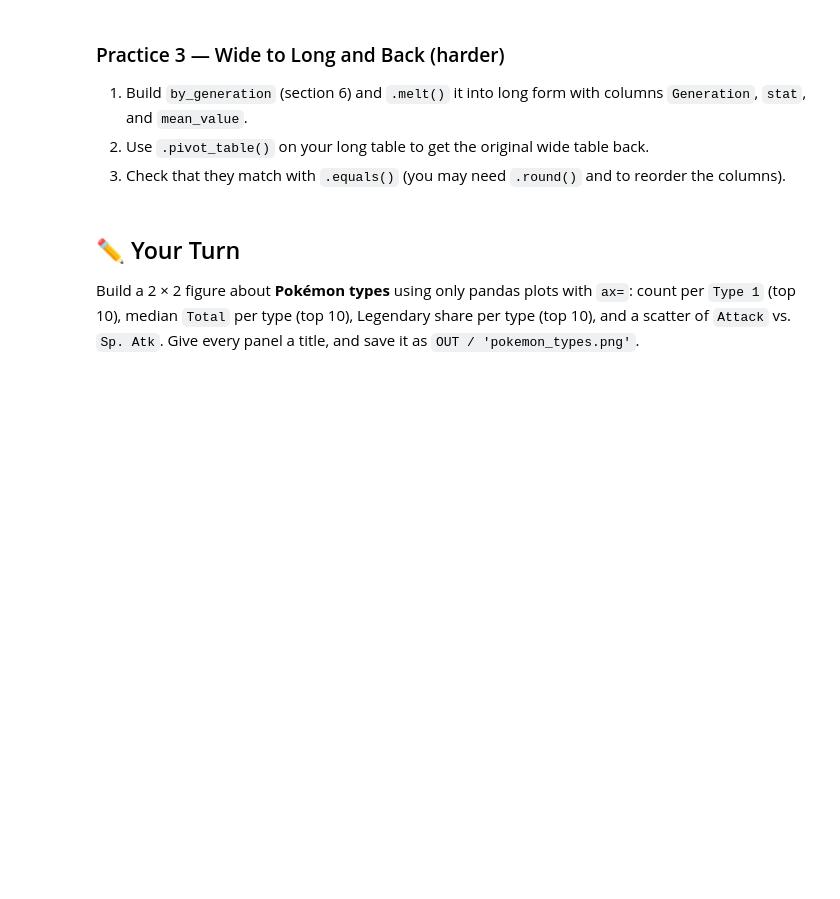
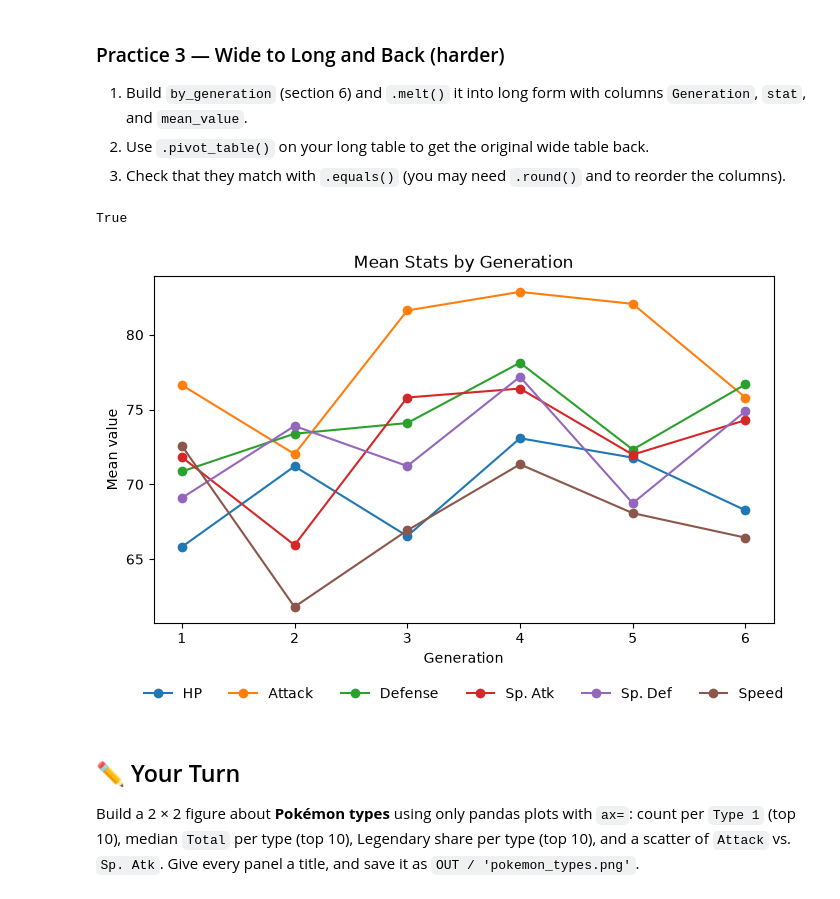
Before and after one commit to ECOKER1226/3603-data-science-coker, a Jupyter notebook: Work/08-Visualizing_Data/02-Plotting_with_Pandas.ipynb, the cells around one changed output. Saved outputs shown, nothing was run; the diff lists cells and outputs as text; code cells hidden in the pictures; blank space fills up the shorter version.

```diff
--- a/Work/08-Visualizing_Data/02-Plotting_with_Pandas.ipynb
+++ b/Work/08-Visualizing_Data/02-Plotting_with_Pandas.ipynb
@@ -210,6 +285,24 @@ Use `pd.crosstab(poke['Generation'], poke['Legendary'], normalize='index')` to m
 3. Check that they match with `.equals()` (you may need `.round()` and to reorder the columns).
 # %%
 # Your code here
+# 1. Build `by_generation` (section 6) and `.melt()` it into long form with columns `Generation`, `stat`, and `mean_value`.
+stats = ['HP', 'Attack', 'Defense', 'Sp. Atk', 'Sp. Def', 'Speed']
+by_generation = poke.groupby('Generation')[stats].mean()
+
+ax = by_generation.plot(marker='o', figsize=(8, 4.5))
+ax.set(title='Mean Stats by Generation', xlabel='Generation', ylabel='Mean value')
+ax.legend(ncols=6, frameon=False, loc='upper center', bbox_to_anchor=(0.5, -0.15))
+
+by_generation_melt = by_generation.reset_index().melt(id_vars='Generation', var_name='stat', value_name='mean_value')
+
+# 2. Use `.pivot_table()` on your long table to get the original wide table back.
+by_generation_wide = by_generation_melt.pivot_table(index='Generation', columns='stat', values = 'mean_value', aggfunc='mean')
+
+# 3. Check that they match with `.equals()` (you may need `.round()` and to reorder the columns).
+print(by_generation_wide.round(3).equals(by_generation_melt.pivot_table(index='Generation', columns='stat', values='mean_value').round(3)))
+# %% [output]
+True
+[figure, added]
 # %% [markdown]
 ## ✏️ Your Turn
 Build a 2 × 2 figure about **Pokémon types** using only pandas plots with `ax=`: count per `Type 1` (top 10), median `Total` per type (top 10), Legendary share per type (top 10), and a scatter of `Attack` vs. `Sp. Atk`. Give every panel a title, and save it as `OUT / 'pokemon_types.png'`.
```
Also changed, not shown: parts of 18 cells of this notebook, 2 other files.
